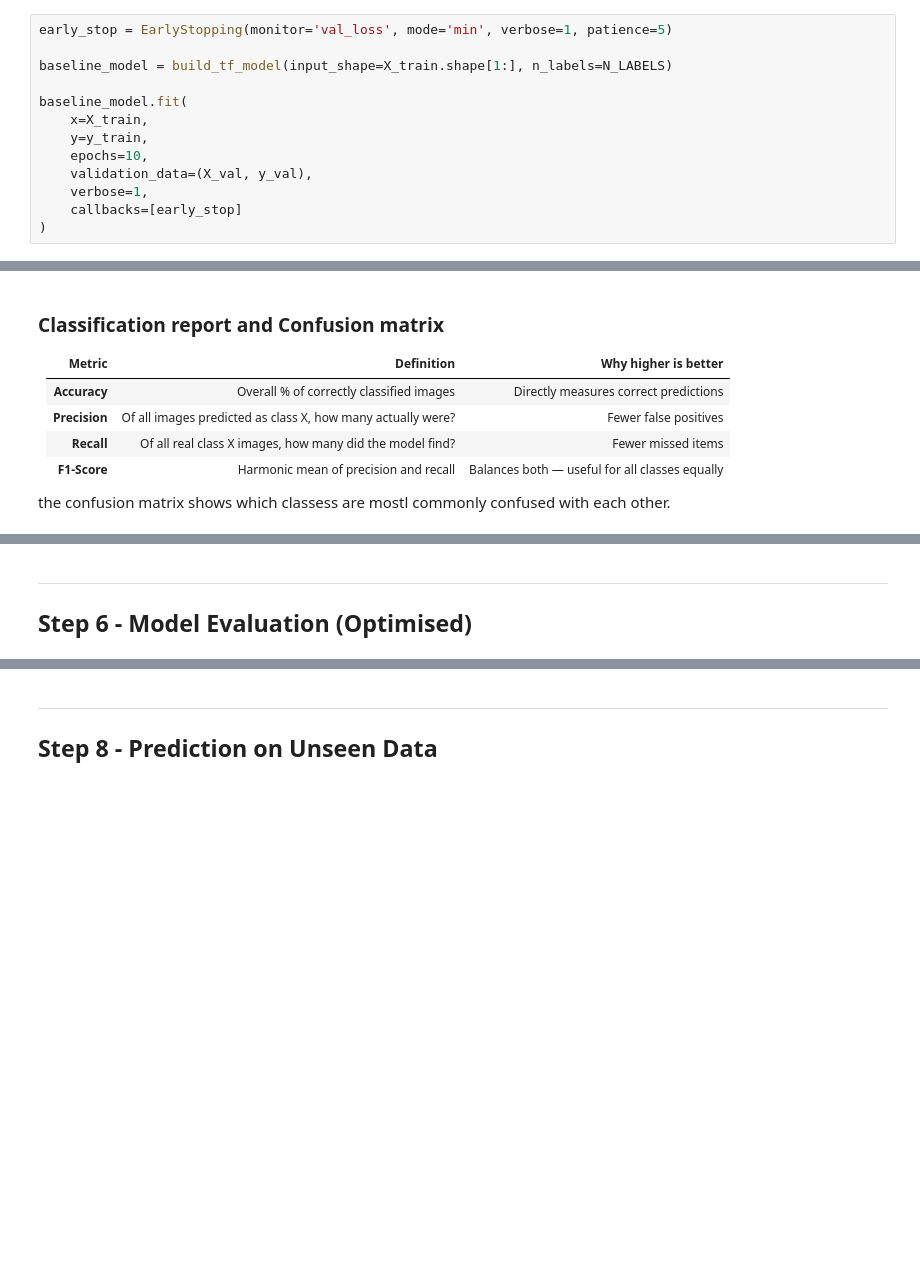
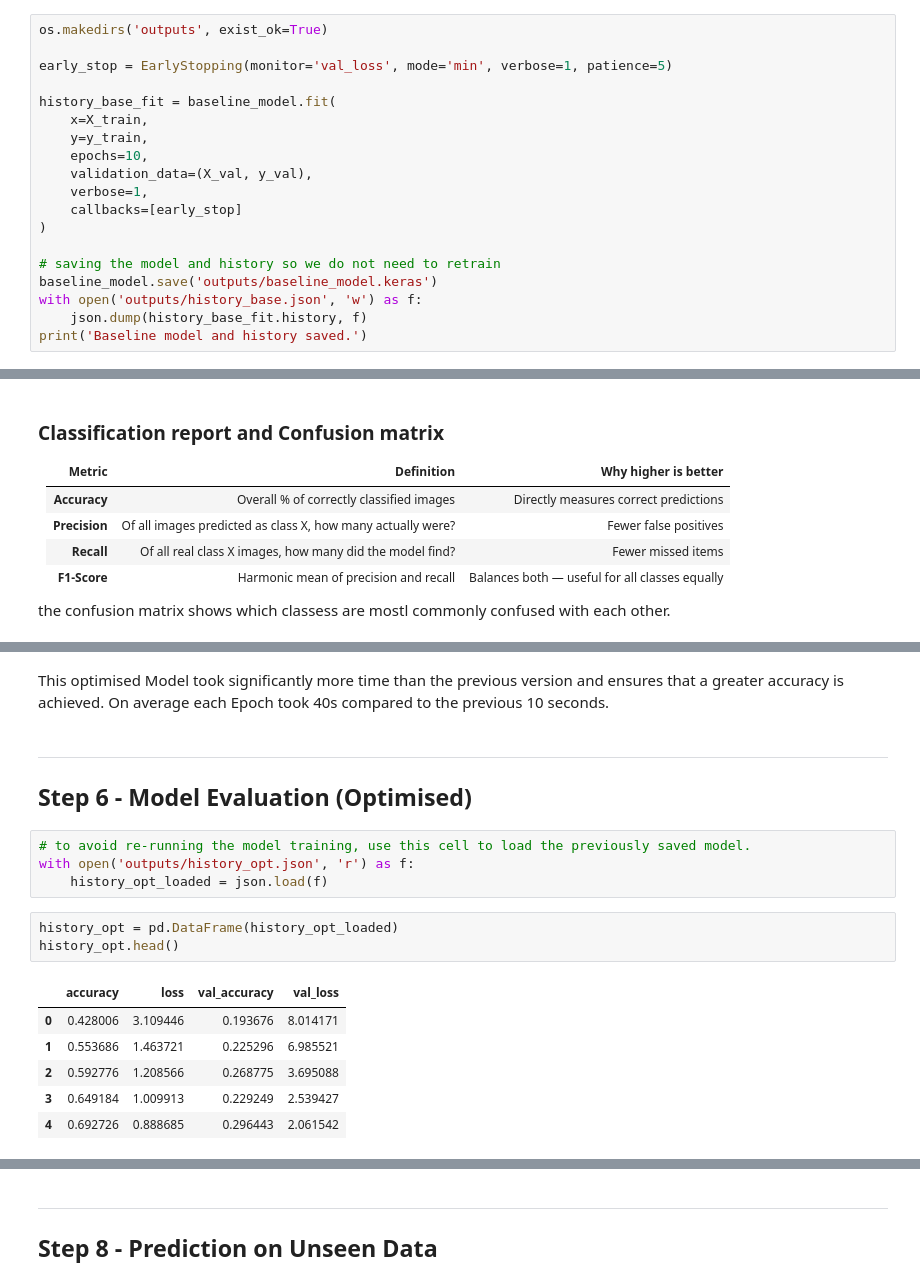
Before and after one commit to ArchieSeamons/ArchieSeamons-CW2-UP2110919-Image_Classification, a Jupyter notebook: CW2.ipynb, the cells around one changed output, grey strips where cells are left out. Drawn from its saved outputs; the diff is of its cells as text; blank space fills up the shorter version.

```diff
--- a/CW2.ipynb
+++ b/CW2.ipynb
@@ -438,9 +541,9 @@ baseline_model.summary()
 # %%
+os.makedirs('outputs', exist_ok=True)
+
 early_stop = EarlyStopping(monitor='val_loss', mode='min', verbose=1, patience=5)
 
-baseline_model = build_tf_model(input_shape=X_train.shape[1:], n_labels=N_LABELS)
-
-baseline_model.fit(
+history_base_fit = baseline_model.fit(
     x=X_train,
     y=y_train,
     epochs=10,
@@ -448,3 +551,9 @@ baseline_model.fit(
     verbose=1,
     callbacks=[early_stop]
 )
+
+# saving the model and history so we do not need to retrain
+baseline_model.save('outputs/baseline_model.keras')
+with open('outputs/history_base.json', 'w') as f:
+    json.dump(history_base_fit.history, f)
+print('Baseline model and history saved.')
@@ -559,3 +838,19 @@ Based on the baseline results, the following targeted improvements will be made:
+# %% [markdown]
+This optimised Model took significantly more time than the previous version and ensures that a greater accuracy is achieved. On average each Epoch took 40s compared to the previous 10 seconds.
 # %% [markdown]
 ---
 ## Step 6 - Model Evaluation (Optimised)
+# %%
+# to avoid re-running the model training, use this cell to load the previously saved model.
+with open('outputs/history_opt.json', 'r') as f:
+    history_opt_loaded = json.load(f)
+# %%
+history_opt = pd.DataFrame(history_opt_loaded)
+history_opt.head()
+# %% [output]
+|  | accuracy | loss | val_accuracy | val_loss |
+| 0 | 0.428006 | 3.109446 | 0.193676 | 8.014171 |
+| 1 | 0.553686 | 1.463721 | 0.225296 | 6.985521 |
+| 2 | 0.592776 | 1.208566 | 0.268775 | 3.695088 |
+| 3 | 0.649184 | 1.009913 | 0.229249 | 2.539427 |
+| 4 | 0.692726 | 0.888685 | 0.296443 | 2.061542 |
```
Also changed, not shown: parts of 29 cells of this notebook, 7 other files.
